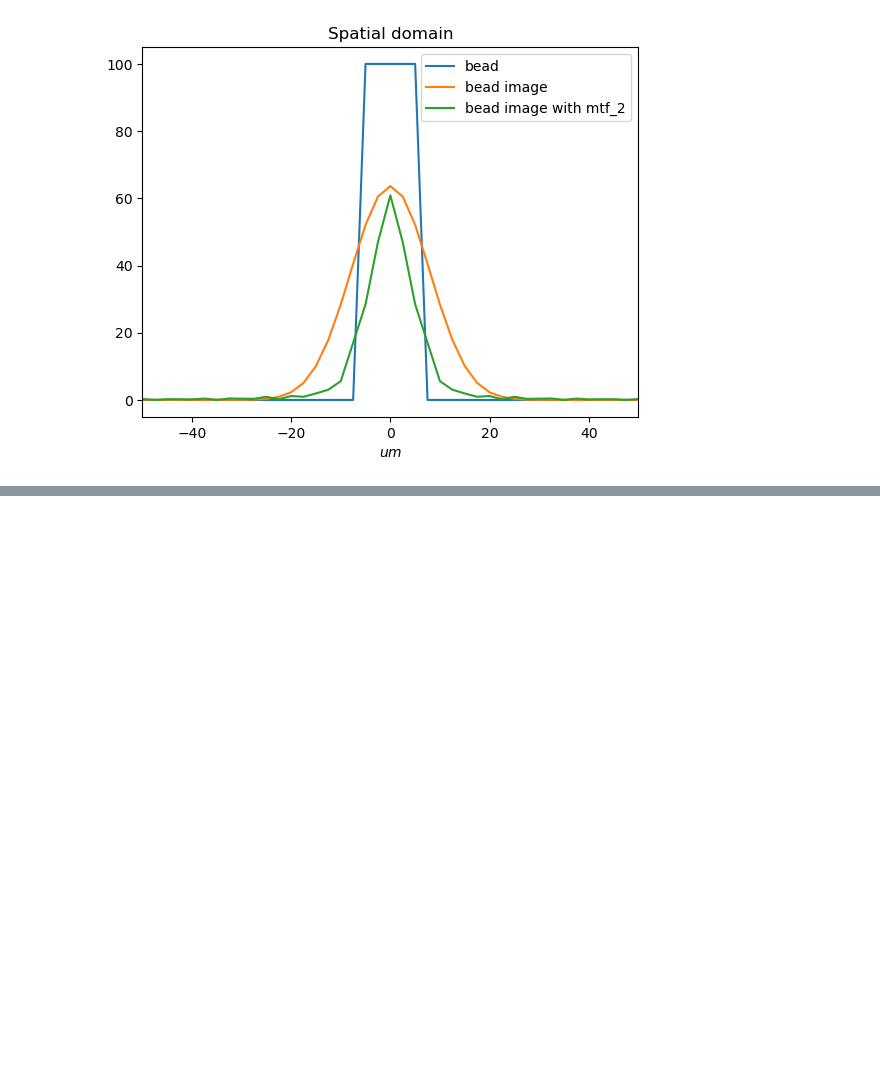
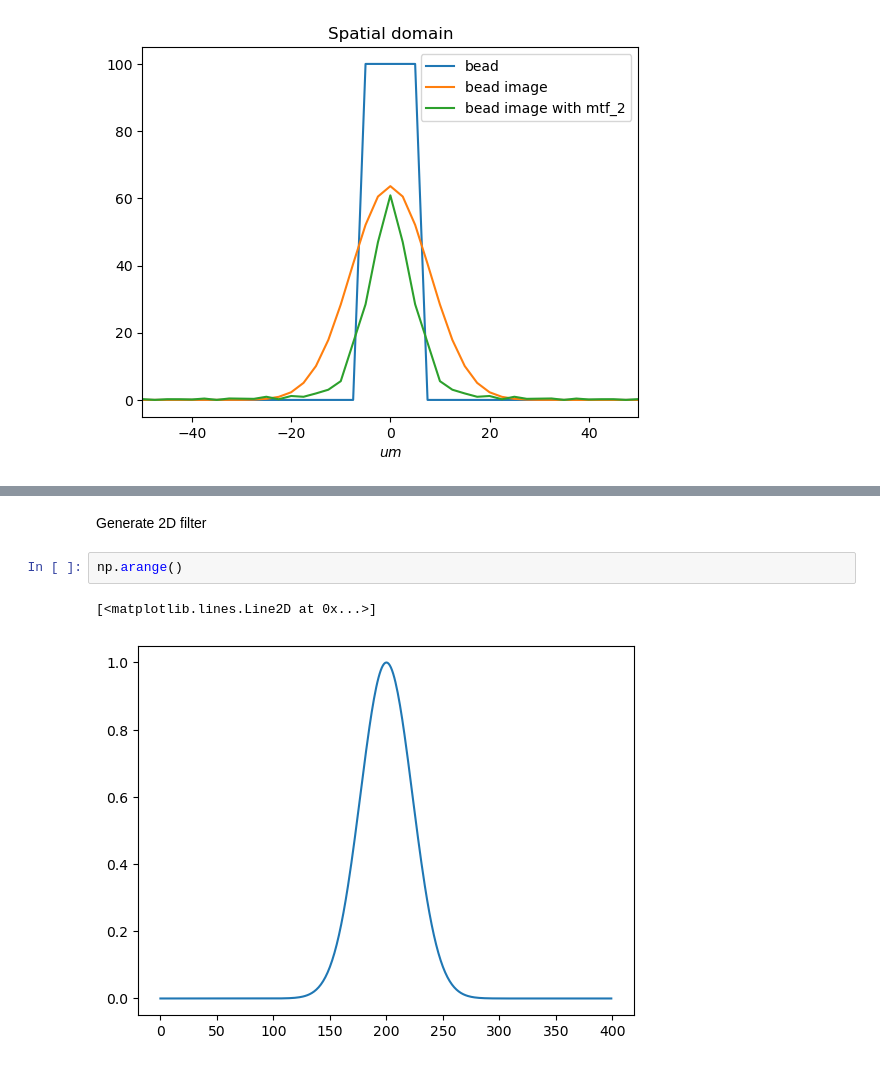
Before and after one commit to kwokkenton/optea, a Jupyter notebook: bead/bead-model.ipynb, the cells around one changed output, grey strips where cells are left out. Cells and saved outputs as stored; diff of their text form; blank space fills up the shorter version.

```diff
--- a/bead/bead-model.ipynb
+++ b/bead/bead-model.ipynb
@@ -149,0 +142,7 @@ array([780, 779, 779, 779, 779, 779, 778, 778, 777, 776, 776, 775, 774,
+# %% [markdown]
+Generate 2D filter
+# %%
+np.arange()
+# %% [output]
+[<matplotlib.lines.Line2D at 0x...>]
+[figure, added]
```
Also changed, not shown: parts of 18 cells of this notebook, 1 other file.
